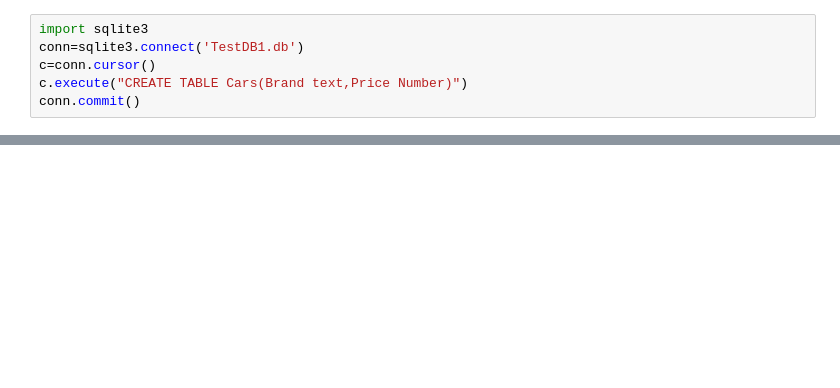
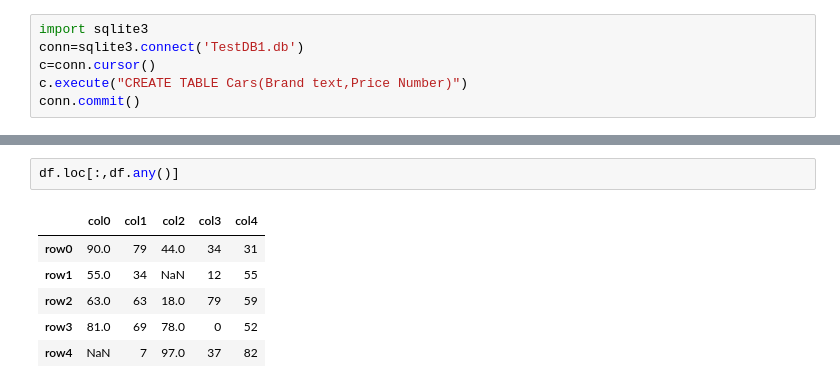
Before and after one commit to Aryamore/MSC_FDS_527, a Jupyter notebook: practical_6.ipynb, the cells around one changed output, grey strips where cells are left out. Drawn from its saved outputs; the diff is of its cells as text; blank space fills up the shorter version.

```diff
--- a/practical_6.ipynb
+++ b/practical_6.ipynb
@@ -178,0 +182,9 @@ state.apply(lambda n:n*2)
+# %%
+df.loc[:,df.any()]
+# %% [output]
+|  | col0 | col1 | col2 | col3 | col4 |
+| row0 | 90.0 | 79 | 44.0 | 34 | 31 |
+| row1 | 55.0 | 34 | NaN | 12 | 55 |
+| row2 | 63.0 | 63 | 18.0 | 79 | 59 |
+| row3 | 81.0 | 69 | 78.0 | 0 | 52 |
+| row4 | NaN | 7 | 97.0 | 37 | 82 |
```
Also changed, not shown: parts of 22 cells of this notebook.
